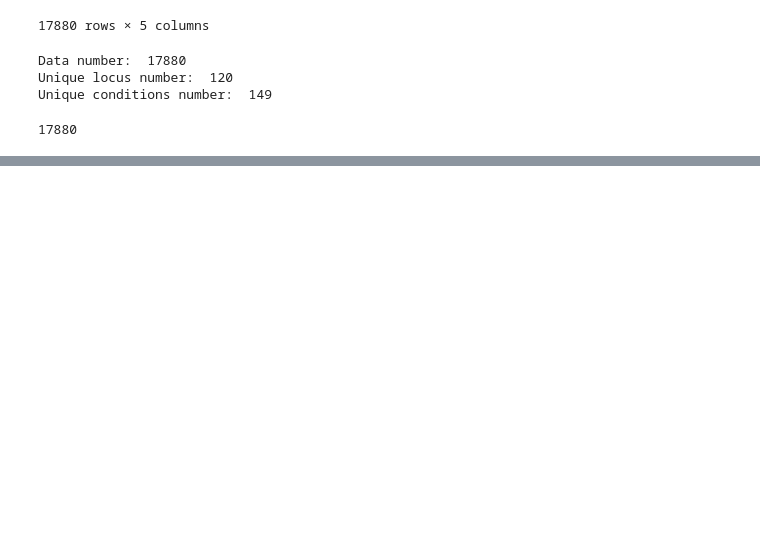
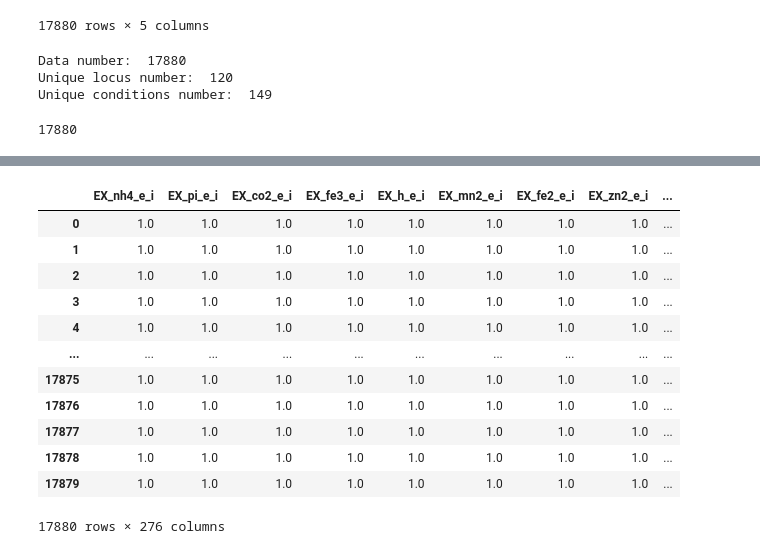
Before and after one commit to leonfaure/amn_benchmark, a Jupyter notebook: covert_2004/biolog_metabolic_subset.ipynb, the cells around one changed output, grey strips where cells are left out. Cells and saved outputs as stored; diff of their text form; code cells hidden in the pictures; blank space fills up the shorter version.

Commit message:
Last update, I got the right format for the dataset and the XGB perf is acceptable

```diff
--- a/covert_2004/biolog_metabolic_subset.ipynb
+++ b/covert_2004/biolog_metabolic_subset.ipynb
@@ -678,0 +896,14 @@ all_data_single.to_csv("biolog_metabolic_genes_single_only.csv")
+# %%
+# Make the varmed part
+
+varmed_df = np.zeros((len(all_data_final), len(all_ex_ids)))
+
+for i in all_data_final.index:
+    sub = all_data_final.iloc[i]["Well Substrate"]
+    corresp_ex_reacs = biolog_sub_to_iML1515_exchange_reactions[sub]
+    for corresp_ex_reac in corresp_ex_reacs:
+        index = all_ex_ids.index(corresp_ex_reac)
+        varmed_df[i][index] = 1
+
+# We see here the presence count for each compound, max is alanine with 1080, then some at 360 and 240. Most appear once, giving 120 occurences (120 target genes)
+np.count_nonzero(varmed_df, axis=0)
@@ -678,0 +923,12 @@ all_data_single.to_csv("biolog_metabolic_genes_single_only.csv")
+# %%
+# Make the gene part
+
+gene_df = np.zeros((len(all_data_final), len(gene_ids)))
+
+for i in all_data_final.index:
+    gene = all_data_final.iloc[i]["Experiment Description"].split(' ')[0]
+    index = gene_ids.index(gene)
+    gene_df[i][index] = 1
+
+# We see here the presence count for each gene, should be 149 (nbr of tested conditions) for each gene
+np.count_nonzero(gene_df, axis=0)
@@ -678,0 +946,8 @@ all_data_single.to_csv("biolog_metabolic_genes_single_only.csv")
+# %%
+GR_df = np.zeros((len(all_data_final), 1))
+
+for i in all_data_final.index:
+    GR = all_data_final.iloc[i]["Data Value"]
+    GR_df[i][0] = GR
+
+GR_df
@@ -678,0 +962,3 @@ all_data_single.to_csv("biolog_metabolic_genes_single_only.csv")
+# %%
+full_df = np.hstack((minmed_df, varmed_df, gene_df, GR_df))
+full_df
@@ -678,0 +973,18 @@ all_data_single.to_csv("biolog_metabolic_genes_single_only.csv")
+# %%
+pd_full_df = pd.DataFrame(data=full_df, columns=columns_amn_dataset)
+
+pd_full_df
+# %% [output]
+|  | EX_nh4_e_i | EX_pi_e_i | EX_co2_e_i | EX_fe3_e_i | EX_h_e_i | EX_mn2_e_i | EX_fe2_e_i | EX_zn2_e_i | ... |
+| 0 | 1.0 | 1.0 | 1.0 | 1.0 | 1.0 | 1.0 | 1.0 | 1.0 | ... |
+| 1 | 1.0 | 1.0 | 1.0 | 1.0 | 1.0 | 1.0 | 1.0 | 1.0 | ... |
+| 2 | 1.0 | 1.0 | 1.0 | 1.0 | 1.0 | 1.0 | 1.0 | 1.0 | ... |
+| 3 | 1.0 | 1.0 | 1.0 | 1.0 | 1.0 | 1.0 | 1.0 | 1.0 | ... |
+| 4 | 1.0 | 1.0 | 1.0 | 1.0 | 1.0 | 1.0 | 1.0 | 1.0 | ... |
+| ... | ... | ... | ... | ... | ... | ... | ... | ... | ... |
+| 17875 | 1.0 | 1.0 | 1.0 | 1.0 | 1.0 | 1.0 | 1.0 | 1.0 | ... |
+| 17876 | 1.0 | 1.0 | 1.0 | 1.0 | 1.0 | 1.0 | 1.0 | 1.0 | ... |
+| 17877 | 1.0 | 1.0 | 1.0 | 1.0 | 1.0 | 1.0 | 1.0 | 1.0 | ... |
+| 17878 | 1.0 | 1.0 | 1.0 | 1.0 | 1.0 | 1.0 | 1.0 | 1.0 | ... |
+| 17879 | 1.0 | 1.0 | 1.0 | 1.0 | 1.0 | 1.0 | 1.0 | 1.0 | ... |
+17880 rows × 276 columns
```
Also changed, not shown: parts of 26 cells of this notebook, 6 other files.
